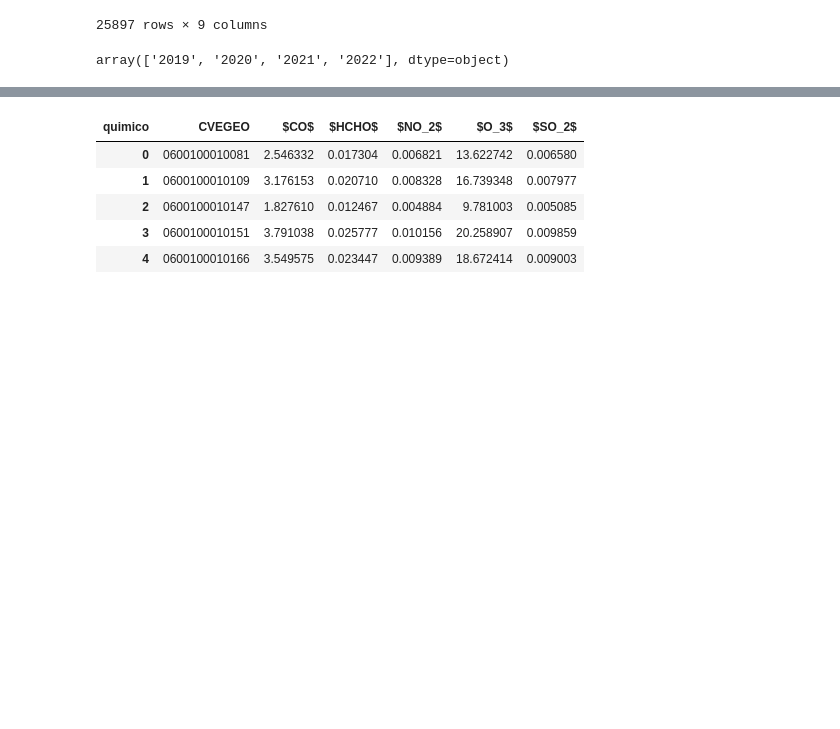
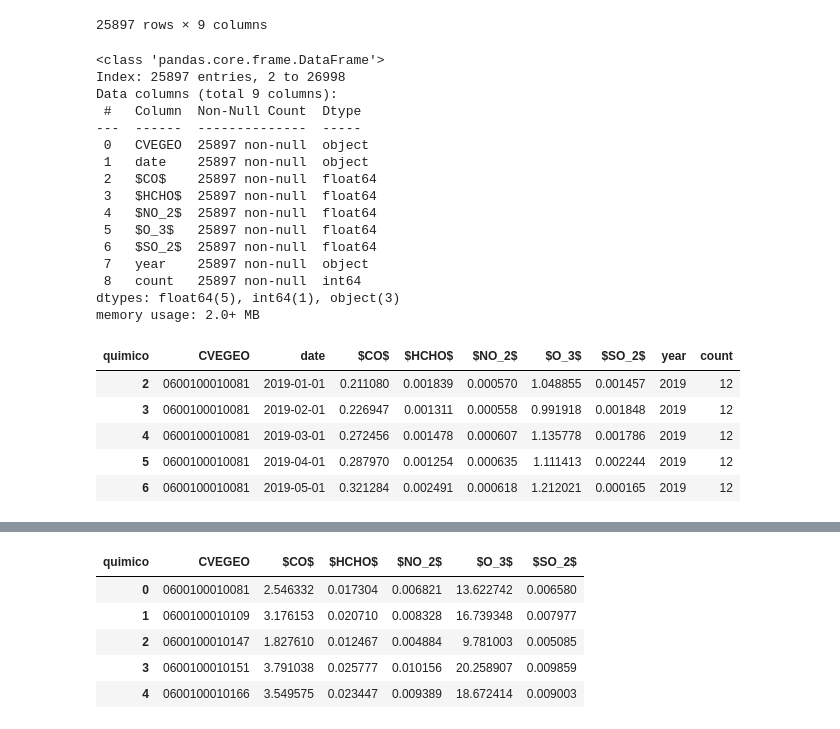
Before and after one commit to pcorner10/pronaces_analisis, a Jupyter notebook: reclasificacion2023.ipynb, the cells around one changed output, grey strips where cells are left out. Saved outputs shown, nothing was run; the diff lists cells and outputs as text; code cells hidden in the pictures; blank space fills up the shorter version.

```diff
--- a/reclasificacion2023.ipynb
+++ b/reclasificacion2023.ipynb
@@ -132,7 +143,30 @@ df_sentinel_pivot
 | 26997 | 060100001138A | 2022-10-01 | 0.033969 | 0.000197 | 0.000111 | 0.191612 | 0.000119 | 2022 | 11 |
 | 26998 | 060100001138A | 2022-11-01 | 0.034206 | 0.000284 | 0.000100 | 0.157056 | -0.000029 | 2022 | 11 |
 25897 rows × 9 columns
-# %%
-df_sentinel_pivot.year.unique()
-# %% [output]
-array(['2019', '2020', '2021', '2022'], dtype=object)
+# %%
+df_sentinel_pivot.info()
+df_sentinel_pivot["date"] = pd.to_datetime(df_sentinel_pivot["date"])
+df_sentinel_pivot.head()
+# %% [output]
+<class 'pandas.core.frame.DataFrame'>
+Index: 25897 entries, 2 to 26998
+Data columns (total 9 columns):
+ #   Column  Non-Null Count  Dtype
+---  ------  --------------  -----
+ 0   CVEGEO  25897 non-null  object
+ 1   date    25897 non-null  object
+ 2   $CO$    25897 non-null  float64
+ 3   $HCHO$  25897 non-null  float64
+ 4   $NO_2$  25897 non-null  float64
+ 5   $O_3$   25897 non-null  float64
+ 6   $SO_2$  25897 non-null  float64
+ 7   year    25897 non-null  object
+ 8   count   25897 non-null  int64
+dtypes: float64(5), int64(1), object(3)
+memory usage: 2.0+ MB
+| quimico | CVEGEO | date | $CO$ | $HCHO$ | $NO_2$ | $O_3$ | $SO_2$ | year | count |
+| 2 | 0600100010081 | 2019-01-01 | 0.211080 | 0.001839 | 0.000570 | 1.048855 | 0.001457 | 2019 | 12 |
+| 3 | 0600100010081 | 2019-02-01 | 0.226947 | 0.001311 | 0.000558 | 0.991918 | 0.001848 | 2019 | 12 |
+| 4 | 0600100010081 | 2019-03-01 | 0.272456 | 0.001478 | 0.000607 | 1.135778 | 0.001786 | 2019 | 12 |
+| 5 | 0600100010081 | 2019-04-01 | 0.287970 | 0.001254 | 0.000635 | 1.111413 | 0.002244 | 2019 | 12 |
+| 6 | 0600100010081 | 2019-05-01 | 0.321284 | 0.002491 | 0.000618 | 1.212021 | 0.000165 | 2019 | 12 |
```
Also changed, not shown: parts of 34 cells of this notebook, 9 other files.
